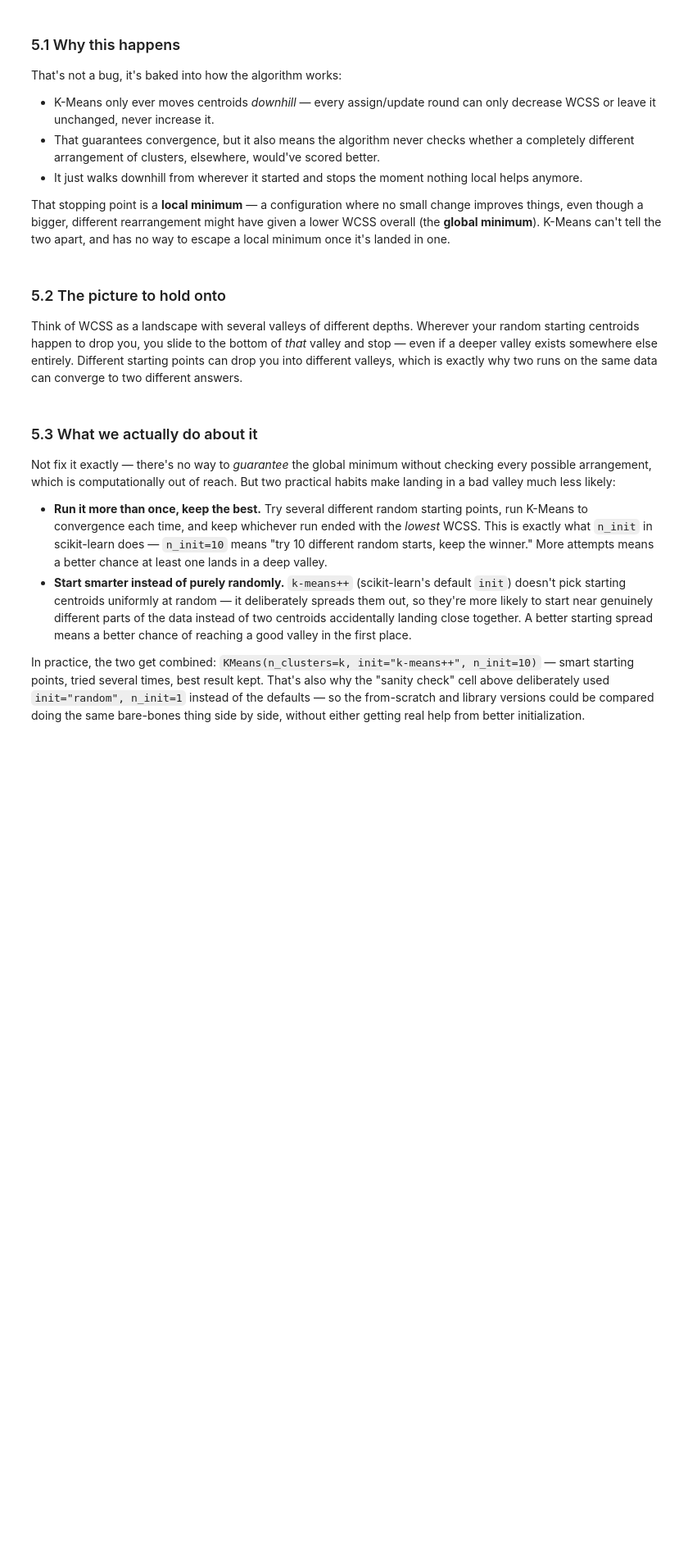
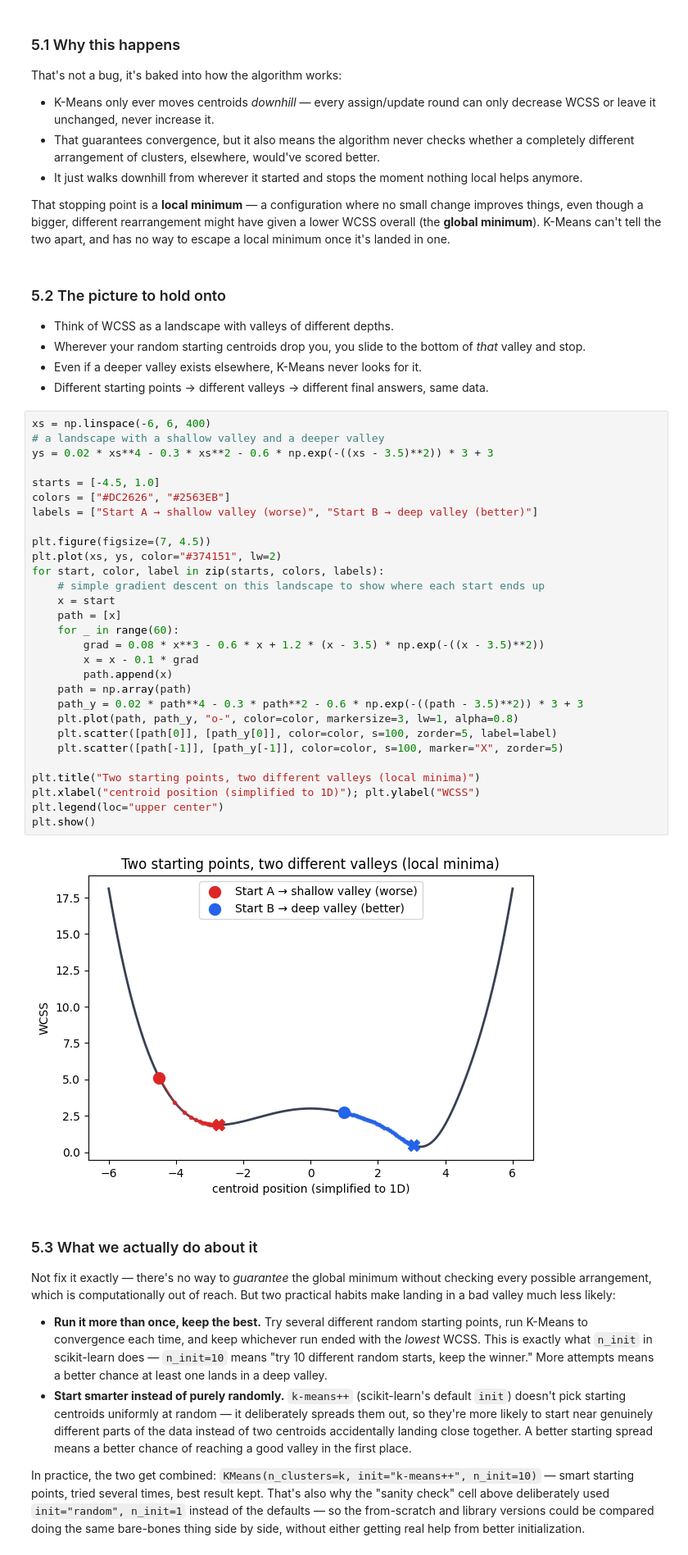
Before and after one commit to Ujjwal091/ai-ml-course, a Jupyter notebook: modules/_to_delete/01-unsupervised-learning-OLD/k-means/notes.ipynb, the cells around one changed output. Shown at 82% size. Cells and saved outputs as stored; diff of their text form; blank space fills up the shorter version.

Commit message:
k means++

```diff
--- a/modules/01-unsupervised-learning/k-means/notes.ipynb
+++ b/modules/_to_delete/01-unsupervised-learning-OLD/k-means/notes.ipynb
@@ -350,10 +353,41 @@ the two apart, and has no way to escape a local minimum once it's landed in one.
 # %% [markdown]
 ### 5.2 The picture to hold onto
 
-Think of WCSS as a landscape with several valleys of different depths. Wherever your random starting centroids
-happen to drop you, you slide to the bottom of *that* valley and stop — even if a deeper valley exists somewhere
-else entirely. Different starting points can drop you into different valleys, which is exactly why two runs on the
-same data can converge to two different answers.
+- Think of WCSS as a landscape with valleys of different depths.
+- Wherever your random starting centroids drop you, you slide to the bottom of *that* valley and stop.
+- Even if a deeper valley exists elsewhere, K-Means never looks for it.
+- Different starting points → different valleys → different final answers, same data.
+# %%
+xs = np.linspace(-6, 6, 400)
+# a landscape with a shallow valley and a deeper valley
+ys = 0.02 * xs**4 - 0.3 * xs**2 - 0.6 * np.exp(-((xs - 3.5)**2)) * 3 + 3
+
+starts = [-4.5, 1.0]
+colors = ["#DC2626", "#2563EB"]
+labels = ["Start A → shallow valley (worse)", "Start B → deep valley (better)"]
+
+plt.figure(figsize=(7, 4.5))
+plt.plot(xs, ys, color="#374151", lw=2)
+for start, color, label in zip(starts, colors, labels):
+    # simple gradient descent on this landscape to show where each start ends up
+    x = start
+    path = [x]
+    for _ in range(60):
+        grad = 0.08 * x**3 - 0.6 * x + 1.2 * (x - 3.5) * np.exp(-((x - 3.5)**2))
+        x = x - 0.1 * grad
+        path.append(x)
+    path = np.array(path)
+    path_y = 0.02 * path**4 - 0.3 * path**2 - 0.6 * np.exp(-((path - 3.5)**2)) * 3 + 3
+    plt.plot(path, path_y, "o-", color=color, markersize=3, lw=1, alpha=0.8)
+    plt.scatter([path[0]], [path_y[0]], color=color, s=100, zorder=5, label=label)
+    plt.scatter([path[-1]], [path_y[-1]], color=color, s=100, marker="X", zorder=5)
+
+plt.title("Two starting points, two different valleys (local minima)")
+plt.xlabel("centroid position (simplified to 1D)"); plt.ylabel("WCSS")
+plt.legend(loc="upper center")
+plt.show()
+# %% [output]
+[figure, added]
 # %% [markdown]
 ### 5.3 What we actually do about it
 
```
Also changed, not shown: parts of 4 cells of this notebook, 14 other files.
